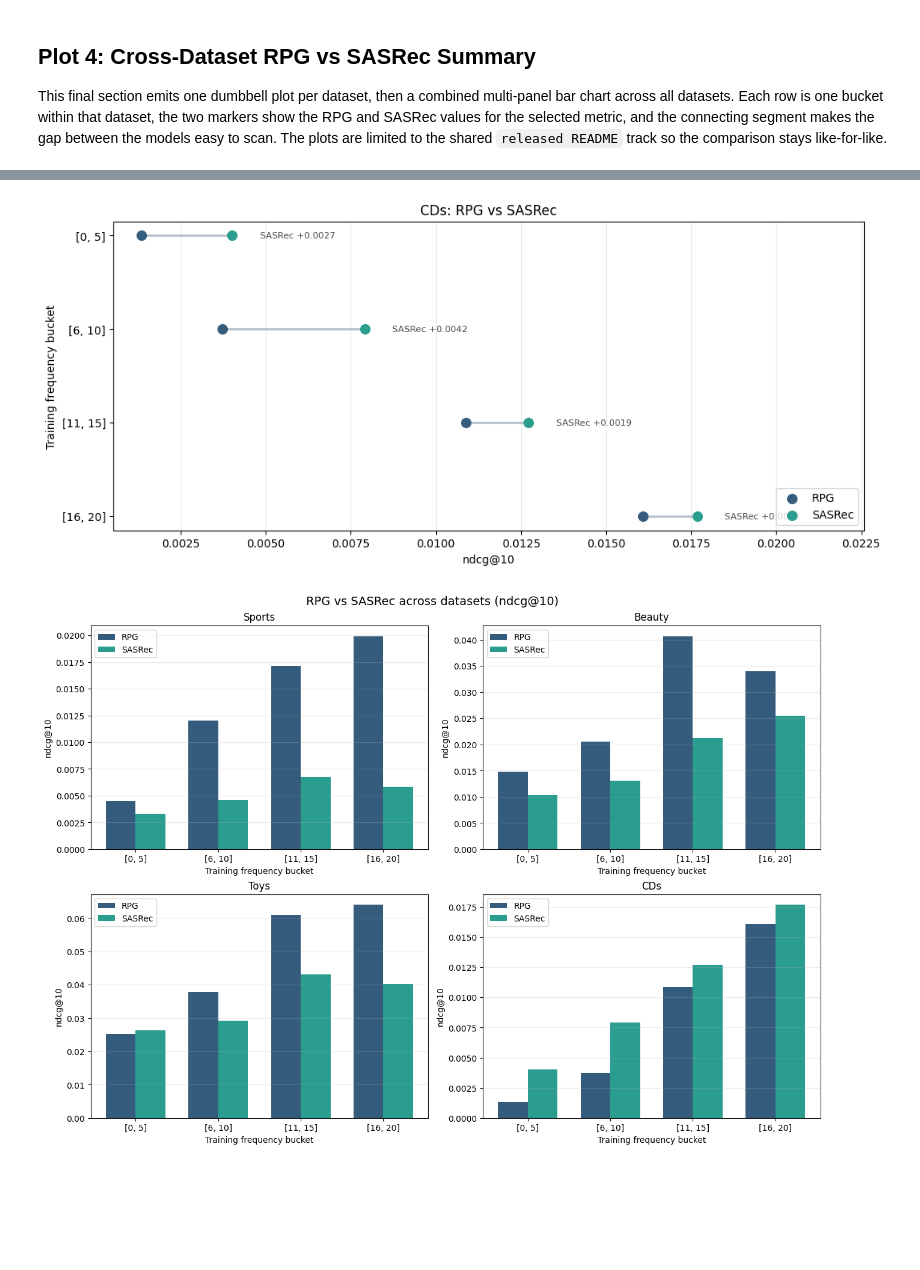
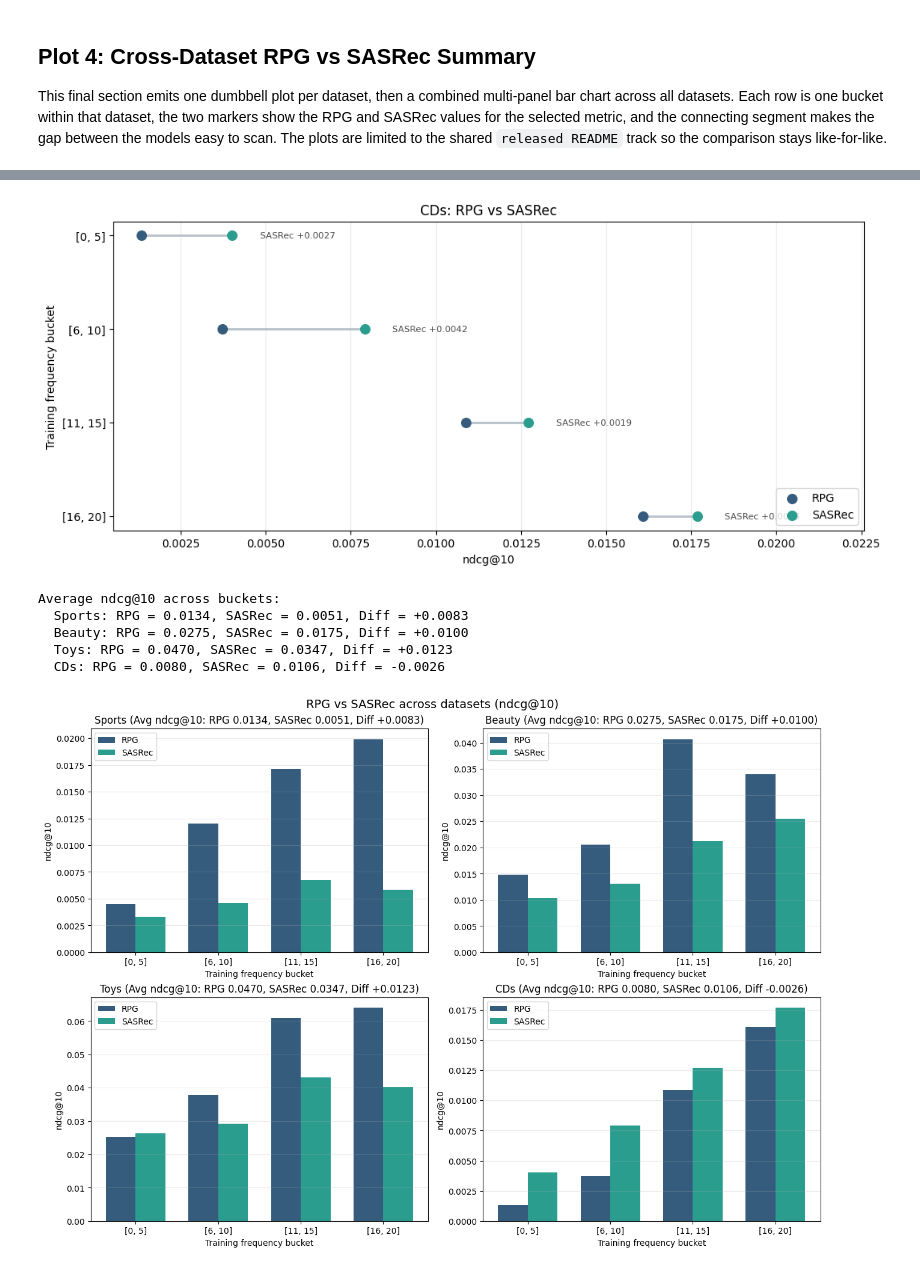
Before and after one commit to NiccoloCase/RPG-uva, a Jupyter notebook: notebooks/cold_start_analysis.ipynb, the cells around one changed output, grey strips where cells are left out. Drawn from its saved outputs; the diff is of its cells as text; code cells hidden in the pictures; blank space fills up the shorter version.

```diff
--- a/notebooks/cold_start_analysis.ipynb
+++ b/notebooks/cold_start_analysis.ipynb
@@ -573,6 +573,16 @@ else:
         if not rendered_any:
             print("No comparable rows are available for the dataset summary plots.")
         else:
+            print(f"Average {PRIMARY_METRIC} across buckets:")
+            for dataset in dataset_order:
+                dataset_rows = wide[wide["dataset"] == dataset]
+                if not dataset_rows.empty:
+                    rpg_avg = dataset_rows["RPG"].mean()
+                    sasrec_avg = dataset_rows["SASRec"].mean()
+                    diff_avg = rpg_avg - sasrec_avg
+                    print(f"  {dataset}: RPG = {rpg_avg:.4f}, SASRec = {sasrec_avg:.4f}, Diff = {diff_avg:+.4f}")
+            print()
+
             panel_count = len(dataset_order)
             ncols = 2
             nrows = int(np.ceil(panel_count / ncols))
@@ -582,32 +592,42 @@ else:
             x = np.arange(len(bucket_order), dtype=float)
 
             for axis, dataset in zip(axes, dataset_order):
                 dataset_rows = wide[wide["dataset"] == dataset].copy()
                 dataset_rows["bucket_rank"] = dataset_rows["bucket_range"].map(bucket_rank)
                 dataset_rows = dataset_rows.sort_values("bucket_rank")
                 if dataset_rows.empty:
                     axis.set_visible(False)
                     continue
 
                 axis.bar(x - bar_width / 2, dataset_rows["RPG"], width=bar_width, color="#355C7D", label="RPG")
                 axis.bar(x + bar_width / 2, dataset_rows["SASRec"], width=bar_width, color="#2A9D8F", label="SASRec")
-                axis.set_title(dataset)
+
+                rpg_avg = dataset_rows["RPG"].mean()
+                sasrec_avg = dataset_rows["SASRec"].mean()
+                diff_avg = rpg_avg - sasrec_avg
+                axis.set_title(f"{dataset} (Avg {PRIMARY_METRIC}: RPG {rpg_avg:.4f}, SASRec {sasrec_avg:.4f}, Diff {diff_avg:+.4f})")
+
                 axis.set_xticks(x)
                 axis.set_xticklabels(bucket_order)
                 axis.set_xlabel("Training frequency bucket")
                 axis.set_ylabel(PRIMARY_METRIC)
                 axis.grid(axis="y", alpha=0.25)
                 axis.set_ylim(bottom=0)
                 axis.legend(loc="upper left")
 
             for axis in axes[panel_count:]:
                 axis.set_visible(False)
 
             fig.suptitle(f"RPG vs SASRec across datasets ({PRIMARY_METRIC})", fontsize=14)
             plt.show()
 # %% [output]
 [figure]
 [figure]
 [figure]
 [figure]
+Average ndcg@10 across buckets:
+  Sports: RPG = 0.0134, SASRec = 0.0051, Diff = +0.0083
+  Beauty: RPG = 0.0275, SASRec = 0.0175, Diff = +0.0100
+  Toys: RPG = 0.0470, SASRec = 0.0347, Diff = +0.0123
+  CDs: RPG = 0.0080, SASRec = 0.0106, Diff = -0.0026
-[figure, old version]
+[figure, new version]
```
Also changed, not shown: 2 other files.
